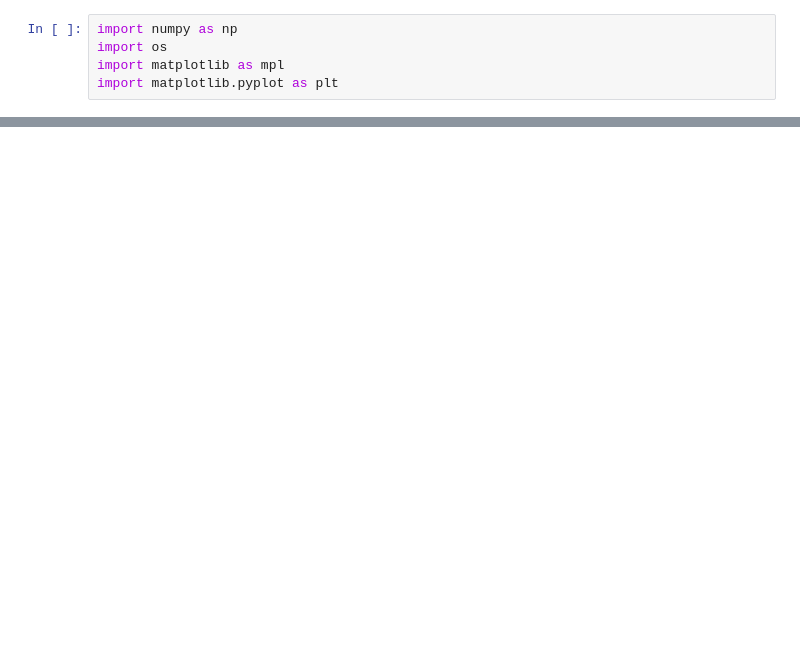
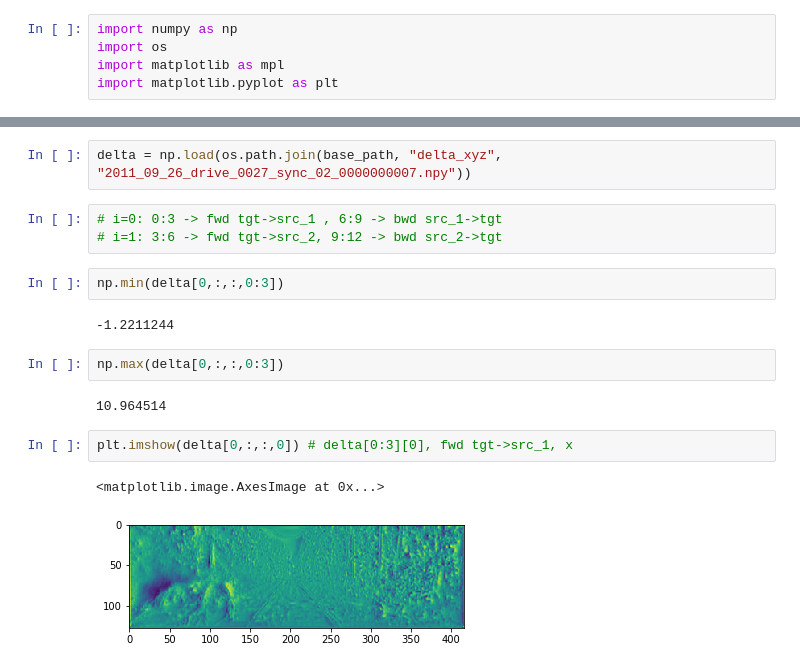
Before and after one commit to qihao-huang/GeoNet, a Jupyter notebook: tools/vis/show_depth_delta.ipynb, the cells around one changed output, grey strips where cells are left out. Saved outputs shown, nothing was run; the diff lists cells and outputs as text; blank space fills up the shorter version.

```diff
--- a/tools/vis/show_depth_delta.ipynb
+++ b/tools/vis/show_depth_delta.ipynb
@@ -779,0 +39,18 @@ view_idx(var_names[1])
+# %%
+delta = np.load(os.path.join(base_path, "delta_xyz", "2011_09_26_drive_0027_sync_02_0000000007.npy"))
+# %%
+# i=0: 0:3 -> fwd tgt->src_1 , 6:9 -> bwd src_1->tgt
+# i=1: 3:6 -> fwd tgt->src_2, 9:12 -> bwd src_2->tgt
+# %%
+np.min(delta[0,:,:,0:3])
+# %% [output]
+-1.2211244
+# %%
+np.max(delta[0,:,:,0:3])
+# %% [output]
+10.964514
+# %%
+plt.imshow(delta[0,:,:,0]) # delta[0:3][0], fwd tgt->src_1, x
+# %% [output]
+<matplotlib.image.AxesImage at 0x...>
+[figure, added]
```
Also changed, not shown: parts of 148 cells of this notebook, 7 other files.
